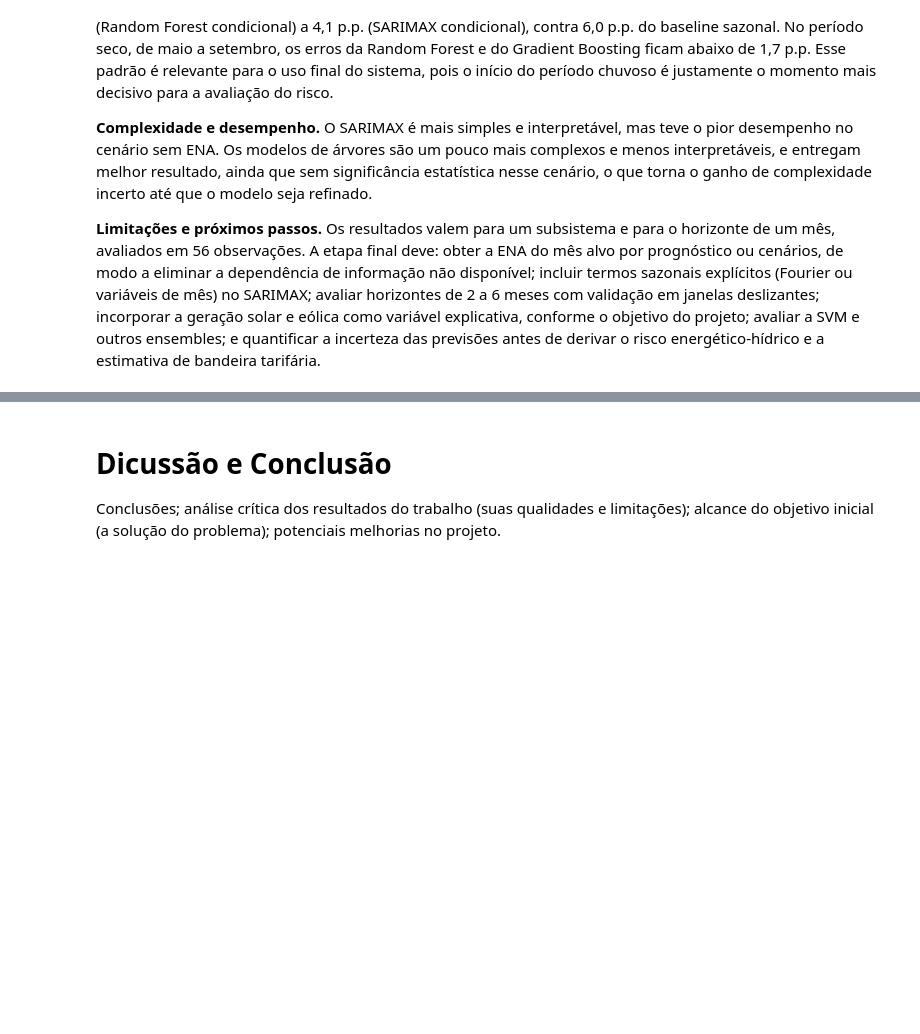
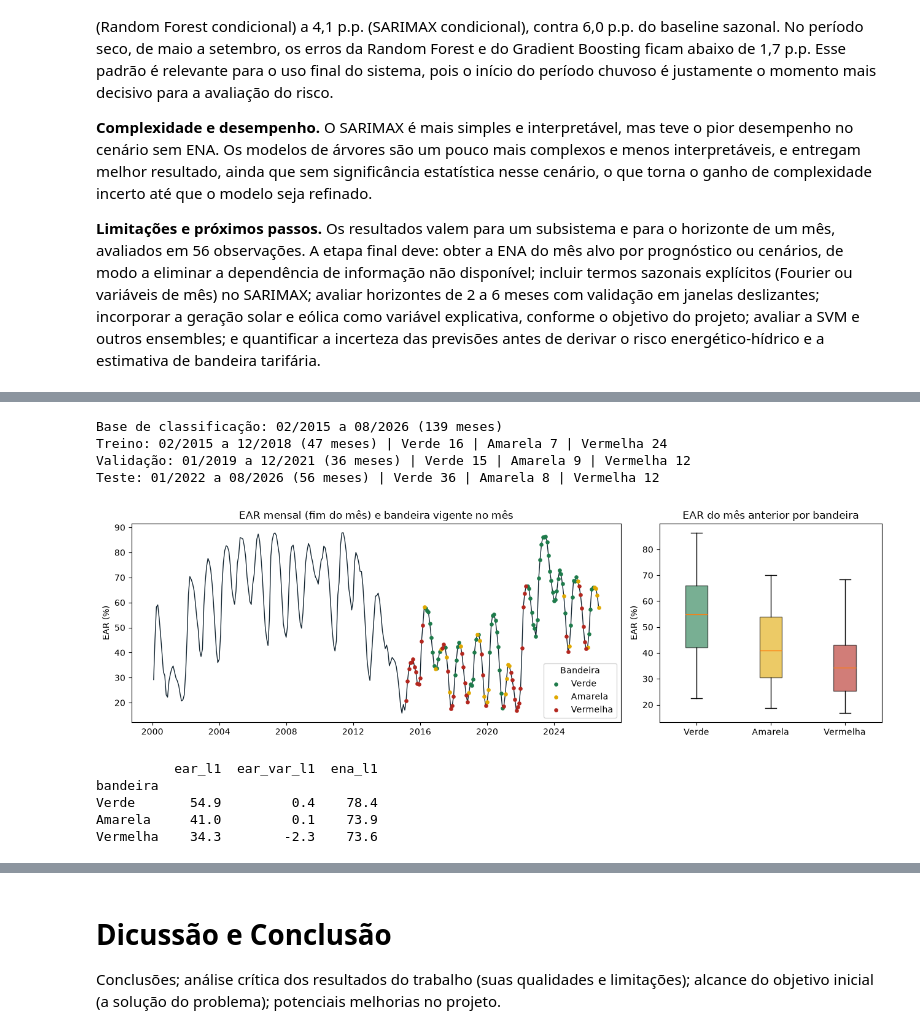
Before and after one commit to cristianomack/projeto-aplicado-iv, a Jupyter notebook: notebooks/cd_projeto_aplicado_IV_doc.ipynb, the cells around one changed output, grey strips where cells are left out. Drawn from its saved outputs; the diff is of its cells as text; code cells hidden in the pictures; blank space fills up the shorter version.

Commit message:
Etapa 4: bandeiras tarifarias, balanco de geracao e classificacao em janela expansiva

```diff
--- a/notebooks/cd_projeto_aplicado_IV_doc.ipynb
+++ b/notebooks/cd_projeto_aplicado_IV_doc.ipynb
@@ -870,0 +875,19 @@ Todos os modelos reduzem o erro em relação à persistência simples (RMSE de 6
+# %%
+# BANDEIRAS 1: carga e tratamento do histórico de bandeiras tarifárias (ANEEL)
+band = pd.read_csv(RAW / "aneel_bandeiras" / "bandeira-tarifaria-acionamento.csv", sep=";", decimal=",")
+band["mes"] = pd.to_datetime(band["DatCompetencia"]).dt.to_period("M").dt.to_timestamp("M")  # fim do mês, como a série mensal
+band = band.sort_values("mes").set_index("mes")
+
+# Três classes: Vermelha reúne os patamares 1 e 2 e a Escassez Hídrica (tarifa regulatória de 09/2021 a 04/2022)
+CLASSES = ["Verde", "Amarela", "Vermelha"]
+agrupa = {"Verde": "Verde", "Amarela": "Amarela", "Vermelha P1": "Vermelha",
+          "Vermelha P2": "Vermelha", "Escassez Hídrica": "Vermelha"}
+band["bandeira"] = band["NomBandeiraAcionada"].map(agrupa)
+
+print(f"Período: {band.index.min():%m/%Y} a {band.index.max():%m/%Y} ({len(band)} meses)")
+print(f"Meses faltantes: {len(pd.date_range(band.index.min(), band.index.max(), freq='ME').difference(band.index))}")
+print(f"Duplicados: {int(band.index.duplicated().sum())}, nulos: {int(band['NomBandeiraAcionada'].isnull().sum())}")
+print("\nBandeiras originais:")
+print(band["NomBandeiraAcionada"].value_counts().to_string())
+print("\nBandeiras agrupadas em três classes:")
+print(band["bandeira"].value_counts().reindex(CLASSES).to_string())
@@ -870,0 +912,47 @@ Todos os modelos reduzem o erro em relação à persistência simples (RMSE de 6
+# %%
+# BANDEIRAS 2: casamento com a EAR e a ENA mensais e relação exploratória
+# A bandeira do mês t é definida no fim do mês t-1, então só entram variáveis conhecidas até t-1.
+base = band[["bandeira"]].copy()
+base["ear_l1"] = mensal["ear"].shift(1)                  # EAR no fim do mês anterior
+base["ear_var_l1"] = mensal["ear"].diff().shift(1)       # variação da EAR no mês anterior
+base["ena_l1"] = mensal["ena"].shift(1)                  # ENA média do mês anterior
+base["bandeira_l1"] = band["bandeira"].shift(1)          # bandeira do mês anterior
+base["mes"] = base.index.month
+base = base.dropna()
+
+treino_b = base.loc[:"2018-12"]
+valid_b  = base.loc["2019-01":"2021-12"]
+teste_b  = base.loc["2022-01":]
+print(f"Base de classificação: {base.index.min():%m/%Y} a {base.index.max():%m/%Y} ({len(base)} meses)")
+for nome, d in [("Treino", treino_b), ("Validação", valid_b), ("Teste", teste_b)]:
+    cont = d["bandeira"].value_counts().reindex(CLASSES).fillna(0).astype(int)
+    print(f"{nome}: {d.index[0]:%m/%Y} a {d.index[-1]:%m/%Y} ({len(d)} meses) | " + " | ".join(f"{k} {v}" for k, v in cont.items()))
+
+cores = {"Verde": "#1E7B4B", "Amarela": "#E0A800", "Vermelha": "#B3261E"}
+fig, ax = plt.subplots(1, 2, figsize=(13, 4), gridspec_kw={"width_ratios": [2.2, 1]})
+ax[0].plot(mensal["ear"], color="#10222E", lw=1)
+for c in CLASSES:
+    m = base[base["bandeira"] == c]
+    ax[0].scatter(m.index, mensal["ear"].reindex(m.index), s=14, color=cores[c], label=c, zorder=3)
+ax[0].set_title("EAR mensal (fim do mês) e bandeira vigente no mês"); ax[0].set_ylabel("EAR (%)"); ax[0].legend(title="Bandeira")
+dados_box = [base.loc[base["bandeira"] == c, "ear_l1"] for c in CLASSES]
+bp = ax[1].boxplot(dados_box, tick_labels=CLASSES, patch_artist=True)
+for caixa, c in zip(bp["boxes"], CLASSES):
+    caixa.set_facecolor(cores[c]); caixa.set_alpha(0.6)
+ax[1].set_title("EAR do mês anterior por bandeira"); ax[1].set_ylabel("EAR (%)")
+plt.tight_layout()
+plt.savefig(IMG / "eda_bandeira_vs_ear.png", dpi=120)
+plt.show()
+
+print(base.groupby("bandeira")[["ear_l1", "ear_var_l1", "ena_l1"]].median().reindex(CLASSES).round(1))
+# %% [output]
+Base de classificação: 02/2015 a 08/2026 (139 meses)
+Treino: 02/2015 a 12/2018 (47 meses) | Verde 16 | Amarela 7 | Vermelha 24
+Validação: 01/2019 a 12/2021 (36 meses) | Verde 15 | Amarela 9 | Vermelha 12
+Teste: 01/2022 a 08/2026 (56 meses) | Verde 36 | Amarela 8 | Vermelha 12
+[figure, added]
+          ear_l1  ear_var_l1  ena_l1
+bandeira
+Verde       54.9         0.4    78.4
+Amarela     41.0         0.1    73.9
+Vermelha    34.3        -2.3    73.6
```
Also changed, not shown: parts of 8 cells of this notebook, 12 other files.
